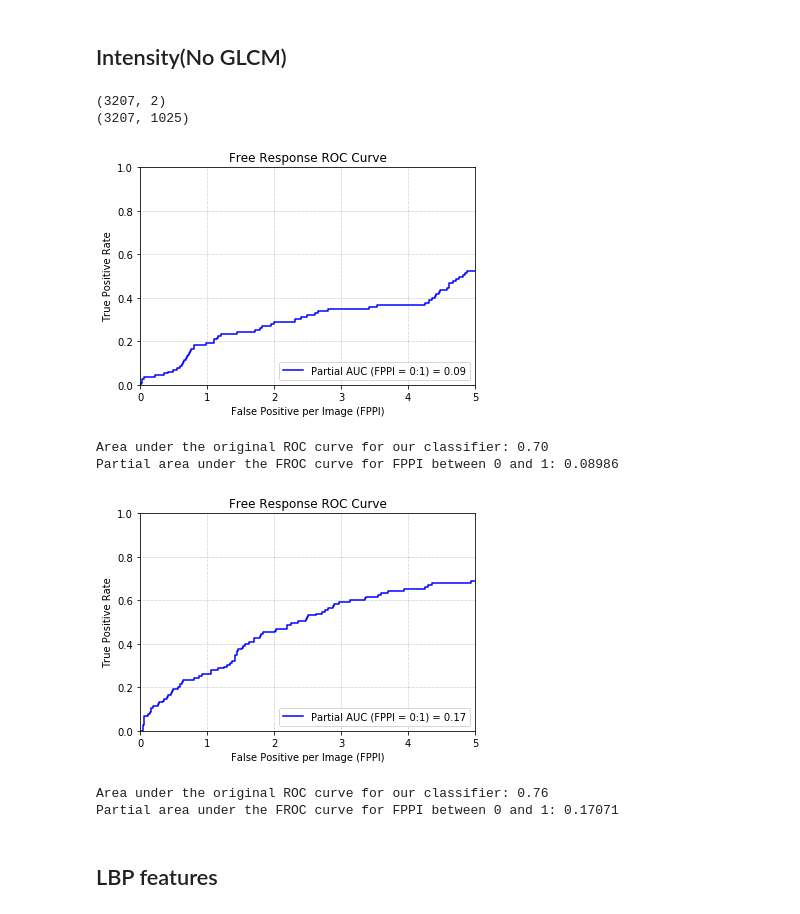
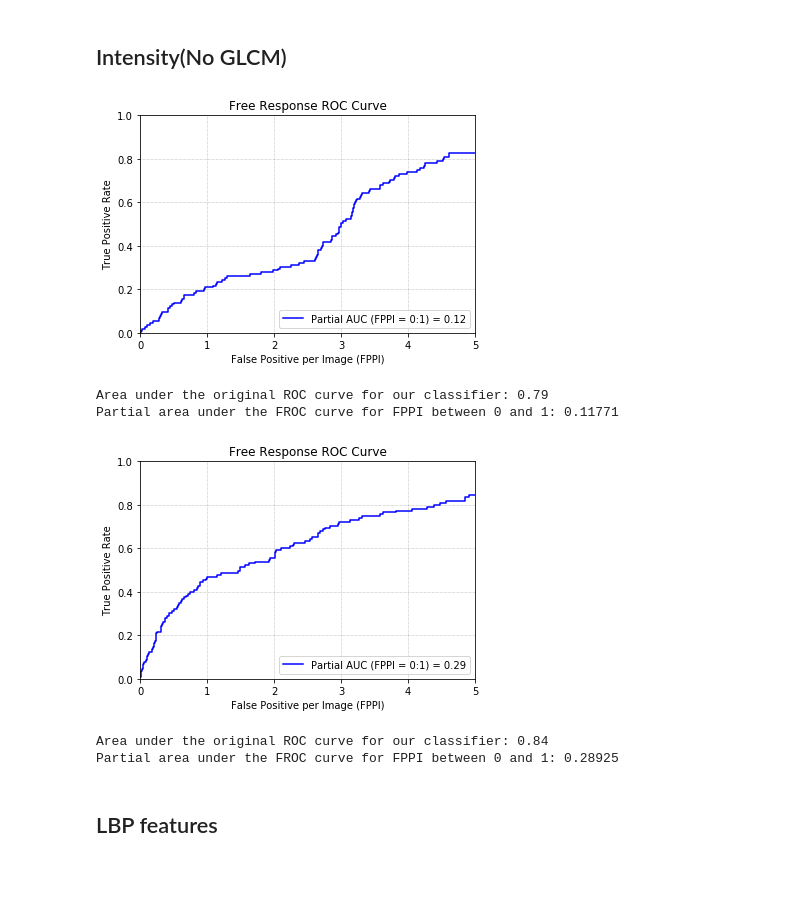
Before and after one commit to OlehKSS/IMMAS, a Jupyter notebook: examples/SVM_Final.ipynb, the cells around one changed output. Cells and saved outputs as stored; diff of their text form; code cells hidden in the pictures; blank space fills up the shorter version.

```diff
--- a/examples/SVM_Final.ipynb
+++ b/examples/SVM_Final.ipynb
@@ -110,19 +96,14 @@ Partial area under the FROC curve for FPPI between 0 and 1: 0.25298
 # %% [markdown]
 ## Intensity(No GLCM)
 # %%
-full_probabilities, full_auc, partial_auc, FROC_fpr, FROC_tpr = classification.run_SVM(dataset01, dataset02, kernel='rbf', features='intensity_no_GLCM')
+full_probabilities, full_auc, partial_auc, FROC_fpr, FROC_tpr = classification.optimal_SVM_RF(dataset01, dataset02, kernel='rbf', features='intensity_no_GLCM',  show_plot="yes")
 # %% [output]
+[figure, new version]
-(3207, 2)
-(3207, 1025)
+Area under the original ROC curve for our classifier: 0.79
+Partial area under the FROC curve for FPPI between 0 and 1: 0.11771
-[figure, old version]
+[figure, added]
-Area under the original ROC curve for our classifier: 0.70
-Partial area under the FROC curve for FPPI between 0 and 1: 0.08986
+Area under the original ROC curve for our classifier: 0.84
+Partial area under the FROC curve for FPPI between 0 and 1: 0.28925
-# %%
-full_probabilities, full_auc, partial_auc, FROC_fpr, FROC_tpr = classification.run_RForest(dataset01, dataset02, kernel='rbf', features='intensity_no_GLCM')
-# %% [output]
-[figure, removed]
-Area under the original ROC curve for our classifier: 0.76
-Partial area under the FROC curve for FPPI between 0 and 1: 0.17071
 # %% [markdown]
 ## LBP features
 # %%
```
Also changed, not shown: parts of 11 cells of this notebook, 1 other file.
